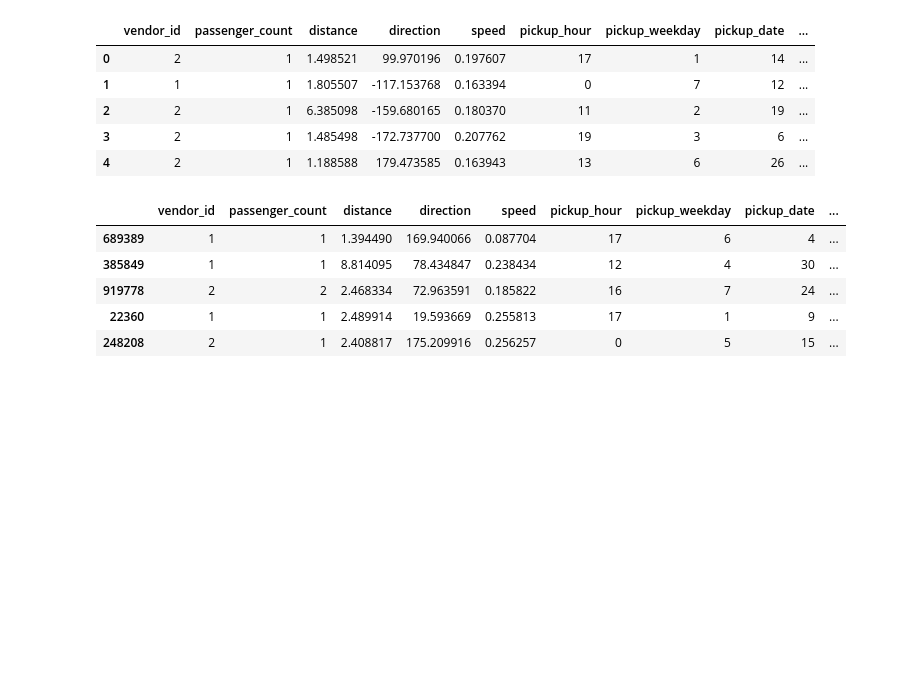
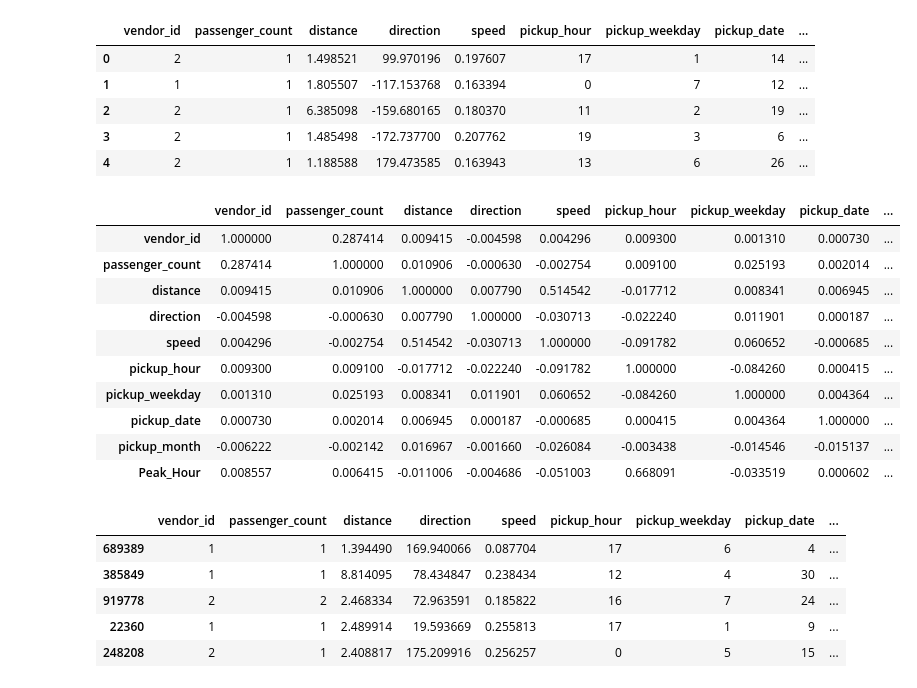
Before and after one commit to shubhankar77/EDA, a Jupyter notebook: eda_taxi.ipynb, the cells around one changed output. Cells and saved outputs as stored; diff of their text form; code cells hidden in the pictures; blank space fills up the shorter version.

```diff
--- a/eda_taxi.ipynb
+++ b/eda_taxi.ipynb
@@ -297,7 +291,7 @@ Data columns (total 19 columns):
 dtypes: datetime64[ns](1), float64(7), int64(8), object(3)
 memory usage: 222.6+ MB
 # %%
-x=x.drop(['id','pickup_datetime','dropoff_datetime','pickup_longitude','pickup_latitude','dropoff_latitude','dropoff_longitude','store_and_fwd_flag'],axis=1)
+x=x.drop(['id','pickup_datetime','dropoff_datetime','pickup_longitude','pickup_latitude','dropoff_latitude','dropoff_longitude','store_and_fwd_flag','pickup_day'],axis=1)
 # %%
 x.head()
 # %% [output]
@@ -318,6 +312,20 @@ x.head()
 | 2 | 2 | 1 | 6.385098 | -159.680165 | 0.180370 | 11 | 2 | 19 | ... |
 | 3 | 2 | 1 | 1.485498 | -172.737700 | 0.207762 | 19 | 3 | 6 | ... |
 | 4 | 2 | 1 | 1.188588 | 179.473585 | 0.163943 | 13 | 6 | 26 | ... |
+# %%
+x.corr()
+# %% [output]
+|  | vendor_id | passenger_count | distance | direction | speed | pickup_hour | pickup_weekday | pickup_date | ... |
+| vendor_id | 1.000000 | 0.287414 | 0.009415 | -0.004598 | 0.004296 | 0.009300 | 0.001310 | 0.000730 | ... |
+| passenger_count | 0.287414 | 1.000000 | 0.010906 | -0.000630 | -0.002754 | 0.009100 | 0.025193 | 0.002014 | ... |
+| distance | 0.009415 | 0.010906 | 1.000000 | 0.007790 | 0.514542 | -0.017712 | 0.008341 | 0.006945 | ... |
+| direction | -0.004598 | -0.000630 | 0.007790 | 1.000000 | -0.030713 | -0.022240 | 0.011901 | 0.000187 | ... |
+| speed | 0.004296 | -0.002754 | 0.514542 | -0.030713 | 1.000000 | -0.091782 | 0.060652 | -0.000685 | ... |
+| pickup_hour | 0.009300 | 0.009100 | -0.017712 | -0.022240 | -0.091782 | 1.000000 | -0.084260 | 0.000415 | ... |
+| pickup_weekday | 0.001310 | 0.025193 | 0.008341 | 0.011901 | 0.060652 | -0.084260 | 1.000000 | 0.004364 | ... |
+| pickup_date | 0.000730 | 0.002014 | 0.006945 | 0.000187 | -0.000685 | 0.000415 | 0.004364 | 1.000000 | ... |
+| pickup_month | -0.006222 | -0.002142 | 0.016967 | -0.001660 | -0.026084 | -0.003438 | -0.014546 | -0.015137 | ... |
+| Peak_Hour | 0.008557 | 0.006415 | -0.011006 | -0.004686 | -0.051003 | 0.668091 | -0.033519 | 0.000602 | ... |
 # %%
 from sklearn.preprocessing import MinMaxScaler
 from sklearn.model_selection import train_test_split
```
Also changed, not shown: parts of 9 cells of this notebook.
